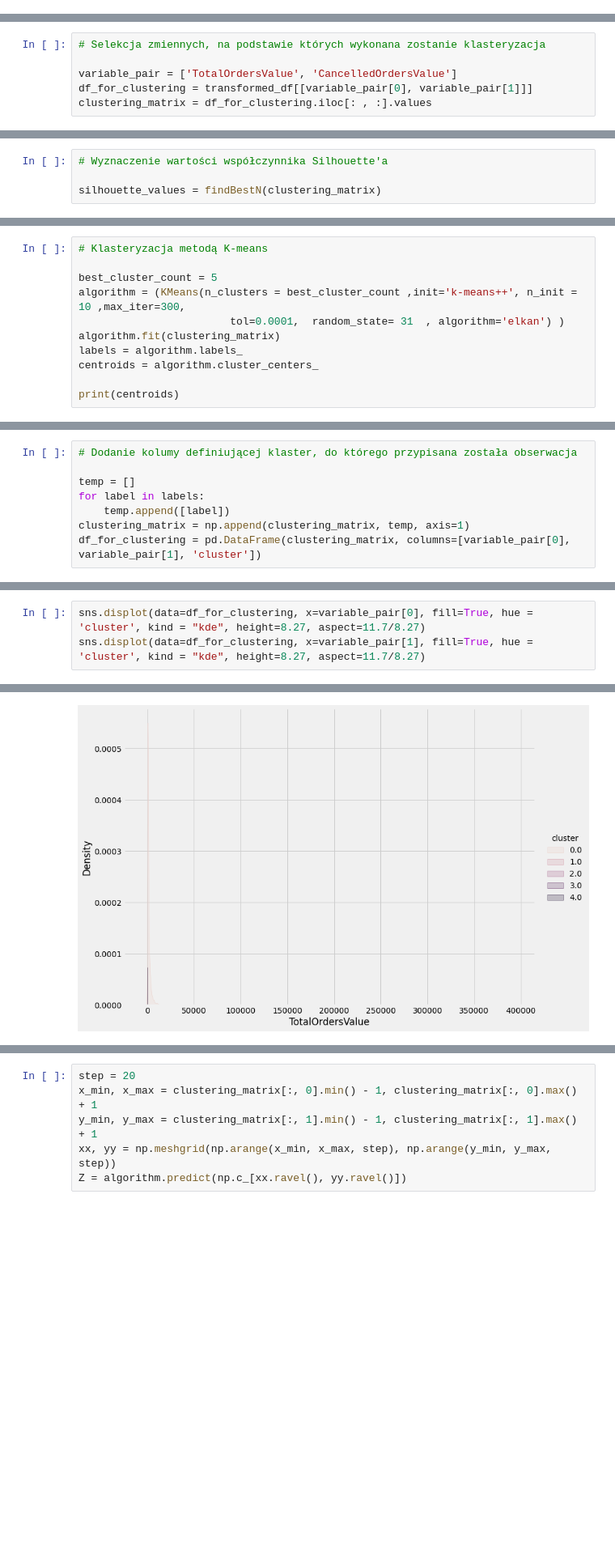
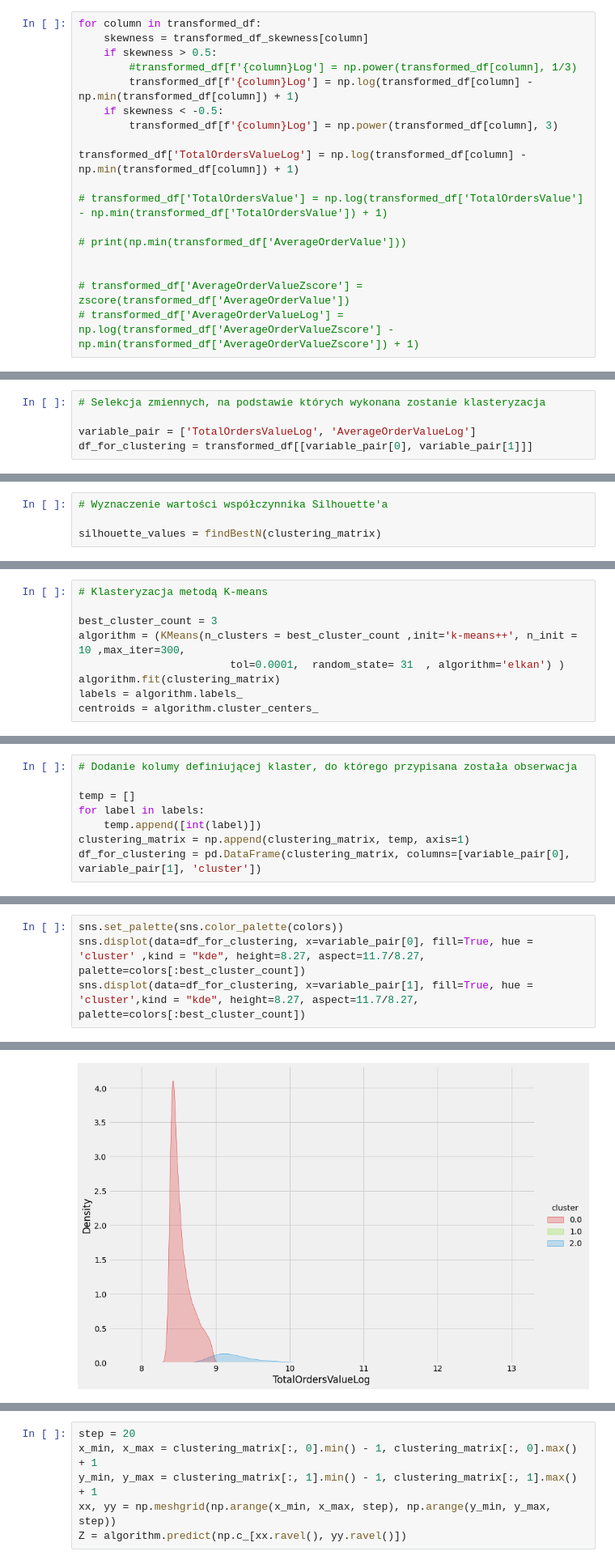
Before and after one commit to kkowalczykk/k-means-segmentation, a Jupyter notebook: main.ipynb, the cells around one changed output, grey strips where cells are left out. Shown at 81% size. Saved outputs shown, nothing was run; the diff lists cells and outputs as text; blank space fills up the shorter version.

Commit message:
Standarization and removing skewness

```diff
--- a/main.ipynb
+++ b/main.ipynb
@@ -332,0 +343,18 @@ transformed_df
+# %%
+for column in transformed_df:
+    skewness = transformed_df_skewness[column]
+    if skewness > 0.5:
+        #transformed_df[f'{column}Log'] = np.power(transformed_df[column], 1/3)
+        transformed_df[f'{column}Log'] = np.log(transformed_df[column] - np.min(transformed_df[column]) + 1)
+    if skewness < -0.5:
+        transformed_df[f'{column}Log'] = np.power(transformed_df[column], 3)
+
+transformed_df['TotalOrdersValueLog'] = np.log(transformed_df[column] - np.min(transformed_df[column]) + 1)
+
+# transformed_df['TotalOrdersValue'] = np.log(transformed_df['TotalOrdersValue'] - np.min(transformed_df['TotalOrdersValue']) + 1)
+
+# print(np.min(transformed_df['AverageOrderValue']))
+
+
+# transformed_df['AverageOrderValueZscore'] = zscore(transformed_df['AverageOrderValue'])
+# transformed_df['AverageOrderValueLog'] = np.log(transformed_df['AverageOrderValueZscore'] - np.min(transformed_df['AverageOrderValueZscore']) + 1)
@@ -340,6 +389,5 @@ g.map(sns.scatterplot);
 # %%
 # Selekcja zmiennych, na podstawie których wykonana zostanie klasteryzacja
 
-variable_pair = ['TotalOrdersValue', 'CancelledOrdersValue']
+variable_pair = ['TotalOrdersValueLog', 'AverageOrderValueLog']
 df_for_clustering = transformed_df[[variable_pair[0], variable_pair[1]]]
-clustering_matrix = df_for_clustering.iloc[: , :].values
@@ -370,11 +491,9 @@ plt.show()
 # %%
 # Klasteryzacja metodą K-means
 
-best_cluster_count = 5
+best_cluster_count = 3
 algorithm = (KMeans(n_clusters = best_cluster_count ,init='k-means++', n_init = 10 ,max_iter=300,
                         tol=0.0001,  random_state= 31  , algorithm='elkan') )
 algorithm.fit(clustering_matrix)
 labels = algorithm.labels_
 centroids = algorithm.cluster_centers_
-
-print(centroids)
@@ -389,6 +502,6 @@ print(centroids)
 
 temp = []
 for label in labels:
-    temp.append([label])
+    temp.append([int(label)])
 clustering_matrix = np.append(clustering_matrix, temp, axis=1)
 df_for_clustering = pd.DataFrame(clustering_matrix, columns=[variable_pair[0], variable_pair[1], 'cluster'])
@@ -395,4 +510,5 @@ df_for_clustering = pd.DataFrame(clustering_matrix, columns=[variable_pair[0], v
 # %%
-sns.displot(data=df_for_clustering, x=variable_pair[0], fill=True, hue = 'cluster', kind = "kde", height=8.27, aspect=11.7/8.27)
-sns.displot(data=df_for_clustering, x=variable_pair[1], fill=True, hue = 'cluster', kind = "kde", height=8.27, aspect=11.7/8.27)
+sns.set_palette(sns.color_palette(colors))
+sns.displot(data=df_for_clustering, x=variable_pair[0], fill=True, hue = 'cluster' ,kind = "kde", height=8.27, aspect=11.7/8.27, palette=colors[:best_cluster_count])
+sns.displot(data=df_for_clustering, x=variable_pair[1], fill=True, hue = 'cluster',kind = "kde", height=8.27, aspect=11.7/8.27, palette=colors[:best_cluster_count])
 # %% [output]
@@ -400 +520 @@ sns.displot(data=df_for_clustering, x=variable_pair[1], fill=True, hue = 'cluste
-[figure, old version]
+[figure, new version]
```
Also changed, not shown: parts of 21 cells of this notebook, 1 other file.
